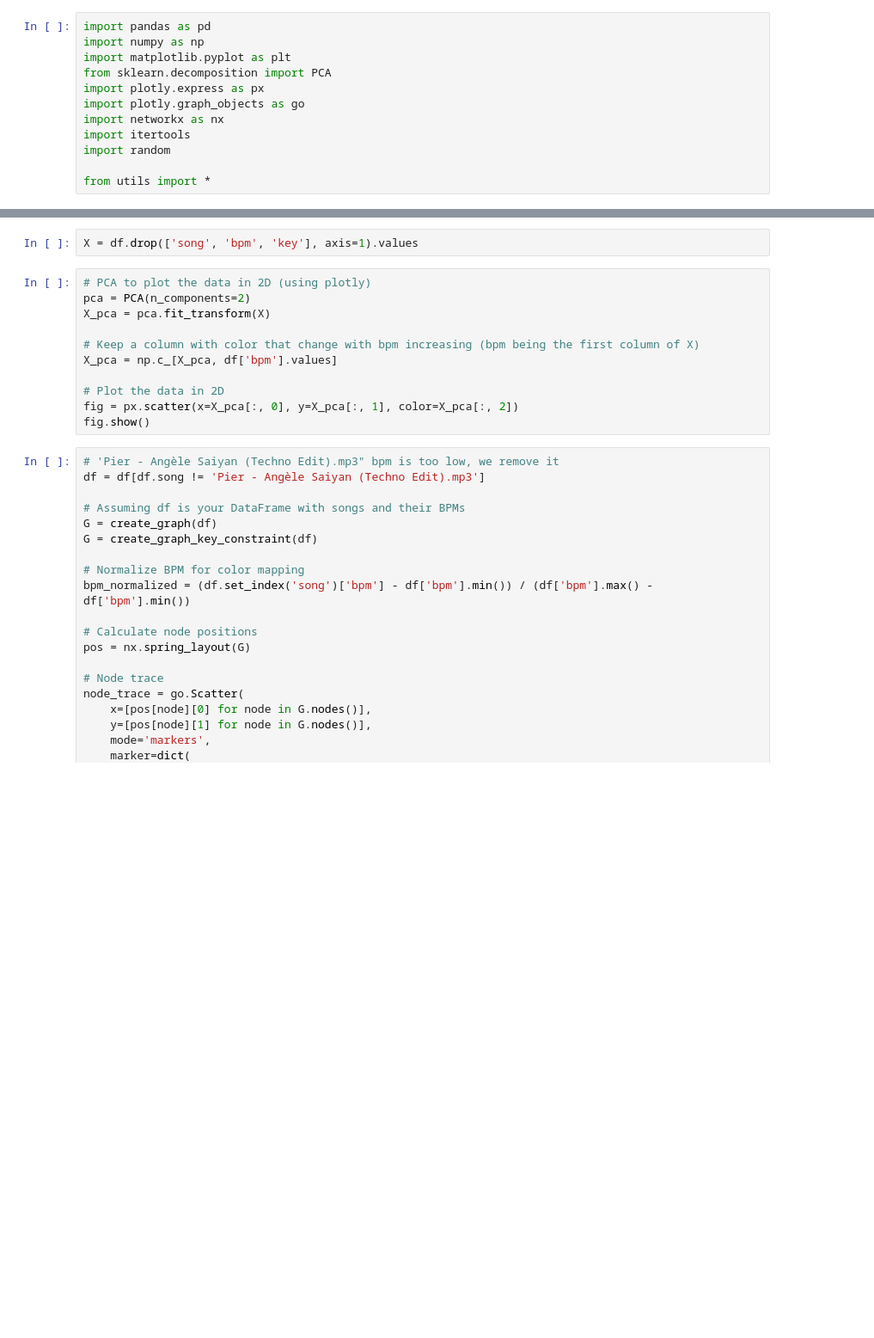
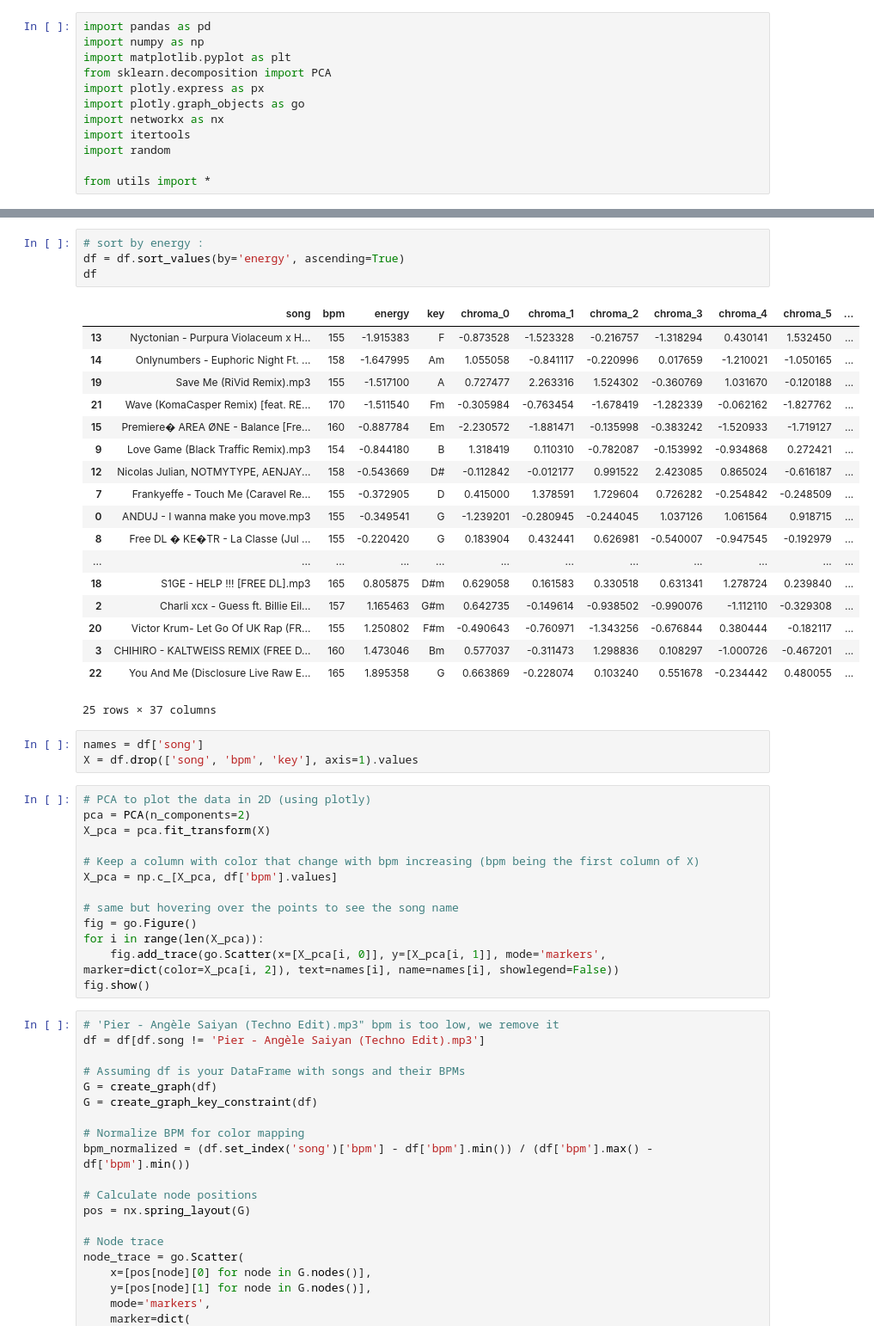
Before and after one commit to nicolasibanez/MusicAnalysis, a Jupyter notebook: notebook.ipynb, the cells around one changed output, grey strips where cells are left out. Shown: that part at 86% size. Drawn from its saved outputs; the diff is of its cells as text; blank space fills up the shorter version.

```diff
--- a/notebook.ipynb
+++ b/notebook.ipynb
@@ -23,5 +23,29 @@ df.head()
 5 rows × 37 columns
+# %%
+# sort by energy :
+df = df.sort_values(by='energy', ascending=True)
+df
+# %% [output]
+|  | song | bpm | energy | key | chroma_0 | chroma_1 | chroma_2 | chroma_3 | chroma_4 | chroma_5 | ... |
+| 13 | Nyctonian - Purpura Violaceum x H... | 155 | -1.915383 | F | -0.873528 | -1.523328 | -0.216757 | -1.318294 | 0.430141 | 1.532450 | ... |
+| 14 | Onlynumbers - Euphoric Night Ft. ... | 158 | -1.647995 | Am | 1.055058 | -0.841117 | -0.220996 | 0.017659 | -1.210021 | -1.050165 | ... |
+| 19 | Save Me (RiVid Remix).mp3 | 155 | -1.517100 | A | 0.727477 | 2.263316 | 1.524302 | -0.360769 | 1.031670 | -0.120188 | ... |
+| 21 | Wave (KomaCasper Remix) [feat. RE... | 170 | -1.511540 | Fm | -0.305984 | -0.763454 | -1.678419 | -1.282339 | -0.062162 | -1.827762 | ... |
+| 15 | Premiere� AREA ØNE - Balance [Fre... | 160 | -0.887784 | Em | -2.230572 | -1.881471 | -0.135998 | -0.383242 | -1.520933 | -1.719127 | ... |
+| 9 | Love Game (Black Traffic Remix).mp3 | 154 | -0.844180 | B | 1.318419 | 0.110310 | -0.782087 | -0.153992 | -0.934868 | 0.272421 | ... |
+| 12 | Nicolas Julian, NOTMYTYPE, AENJAY... | 158 | -0.543669 | D# | -0.112842 | -0.012177 | 0.991522 | 2.423085 | 0.865024 | -0.616187 | ... |
+| 7 | Frankyeffe - Touch Me (Caravel Re... | 155 | -0.372905 | D | 0.415000 | 1.378591 | 1.729604 | 0.726282 | -0.254842 | -0.248509 | ... |
+| 0 | ANDUJ - I wanna make you move.mp3 | 155 | -0.349541 | G | -1.239201 | -0.280945 | -0.244045 | 1.037126 | 1.061564 | 0.918715 | ... |
+| 8 | Free DL � KE�TR - La Classe (Jul ... | 155 | -0.220420 | G | 0.183904 | 0.432441 | 0.626981 | -0.540007 | -0.947545 | -0.192979 | ... |
+| ... | ... | ... | ... | ... | ... | ... | ... | ... | ... | ... | ... |
+| 18 | S1GE - HELP !!! [FREE DL].mp3 | 165 | 0.805875 | D#m | 0.629058 | 0.161583 | 0.330518 | 0.631341 | 1.278724 | 0.239840 | ... |
+| 2 | Charli xcx - Guess ft. Billie Eil... | 157 | 1.165463 | G#m | 0.642735 | -0.149614 | -0.938502 | -0.990076 | -1.112110 | -0.329308 | ... |
+| 20 | Victor Krum- Let Go Of UK Rap (FR... | 155 | 1.250802 | F#m | -0.490643 | -0.760971 | -1.343256 | -0.676844 | 0.380444 | -0.182117 | ... |
+| 3 | CHIHIRO - KALTWEISS REMIX (FREE D... | 160 | 1.473046 | Bm | 0.577037 | -0.311473 | 1.298836 | 0.108297 | -1.000726 | -0.467201 | ... |
+| 22 | You And Me (Disclosure Live Raw E... | 165 | 1.895358 | G | 0.663869 | -0.228074 | 0.103240 | 0.551678 | -0.234442 | 0.480055 | ... |
+25 rows × 37 columns
 # %%
+names = df['song']
 X = df.drop(['song', 'bpm', 'key'], axis=1).values
 # %%
 # PCA to plot the data in 2D (using plotly)
@@ -31,8 +55,10 @@ X_pca = pca.fit_transform(X)
 # Keep a column with color that change with bpm increasing (bpm being the first column of X)
 X_pca = np.c_[X_pca, df['bpm'].values]
 
-# Plot the data in 2D
-fig = px.scatter(x=X_pca[:, 0], y=X_pca[:, 1], color=X_pca[:, 2])
+# same but hovering over the points to see the song name
+fig = go.Figure()
+for i in range(len(X_pca)):
+    fig.add_trace(go.Scatter(x=[X_pca[i, 0]], y=[X_pca[i, 1]], mode='markers', marker=dict(color=X_pca[i, 2]), text=names[i], name=names[i], showlegend=False))
 fig.show()
 # %%
 # 'Pier - Angèle Saiyan (Techno Edit).mp3" bpm is too low, we remove it
```
Also changed, not shown: parts of 1 cell of this notebook, 6 other files.
